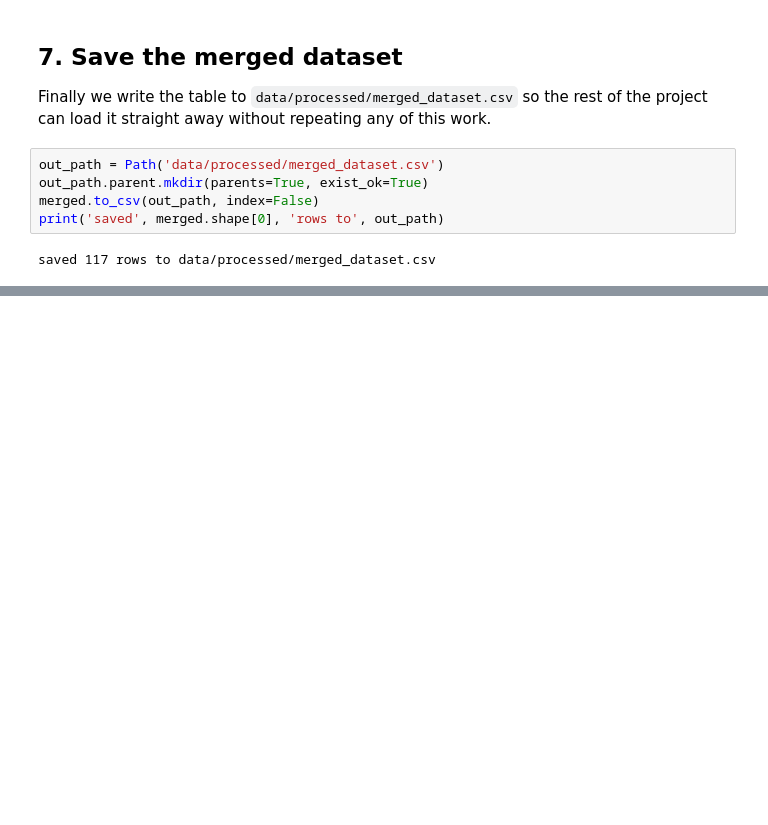
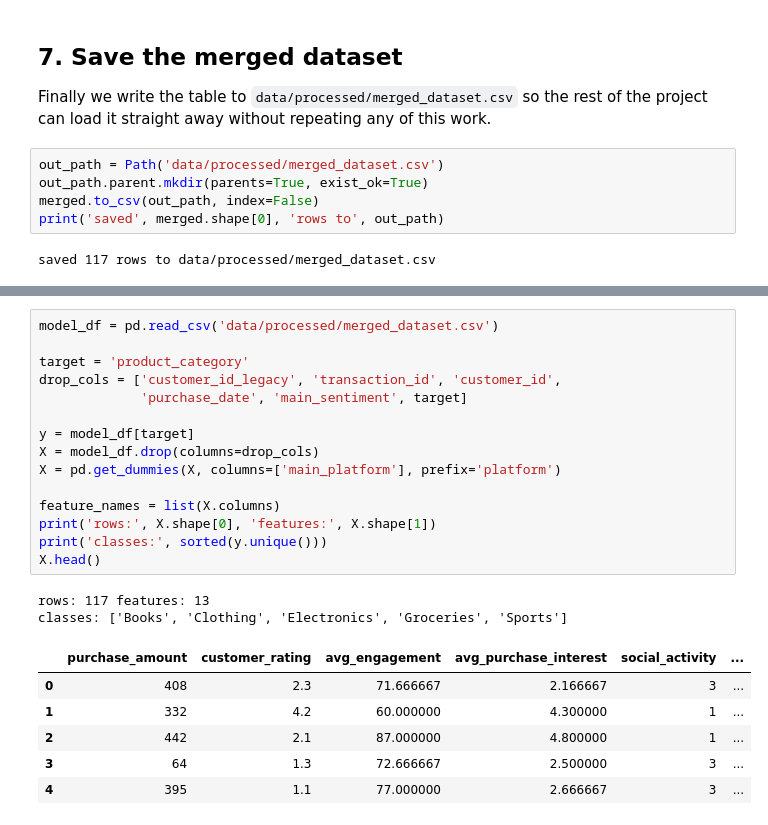
Before and after one commit to mbonikevin/formative_2_data_preprocessing, a Jupyter notebook: notebooks/data_merge.ipynb, the cells around one changed output, grey strips where cells are left out. Saved outputs shown, nothing was run; the diff lists cells and outputs as text; blank space fills up the shorter version.

```diff
--- a/notebooks/data_merge.ipynb
+++ b/notebooks/data_merge.ipynb
@@ -443,0 +469,24 @@ saved 117 rows to data/processed/merged_dataset.csv
+# %%
+model_df = pd.read_csv('data/processed/merged_dataset.csv')
+
+target = 'product_category'
+drop_cols = ['customer_id_legacy', 'transaction_id', 'customer_id',
+             'purchase_date', 'main_sentiment', target]
+
+y = model_df[target]
+X = model_df.drop(columns=drop_cols)
+X = pd.get_dummies(X, columns=['main_platform'], prefix='platform')
+
+feature_names = list(X.columns)
+print('rows:', X.shape[0], 'features:', X.shape[1])
+print('classes:', sorted(y.unique()))
+X.head()
+# %% [output]
+rows: 117 features: 13
+classes: ['Books', 'Clothing', 'Electronics', 'Groceries', 'Sports']
+|  | purchase_amount | customer_rating | avg_engagement | avg_purchase_interest | social_activity | ... |
+| 0 | 408 | 2.3 | 71.666667 | 2.166667 | 3 | ... |
+| 1 | 332 | 4.2 | 60.000000 | 4.300000 | 1 | ... |
+| 2 | 442 | 2.1 | 87.000000 | 4.800000 | 1 | ... |
+| 3 | 64 | 1.3 | 72.666667 | 2.500000 | 3 | ... |
+| 4 | 395 | 1.1 | 77.000000 | 2.666667 | 3 | ... |
```
Also changed, not shown: parts of 13 cells of this notebook, 4 other files.
